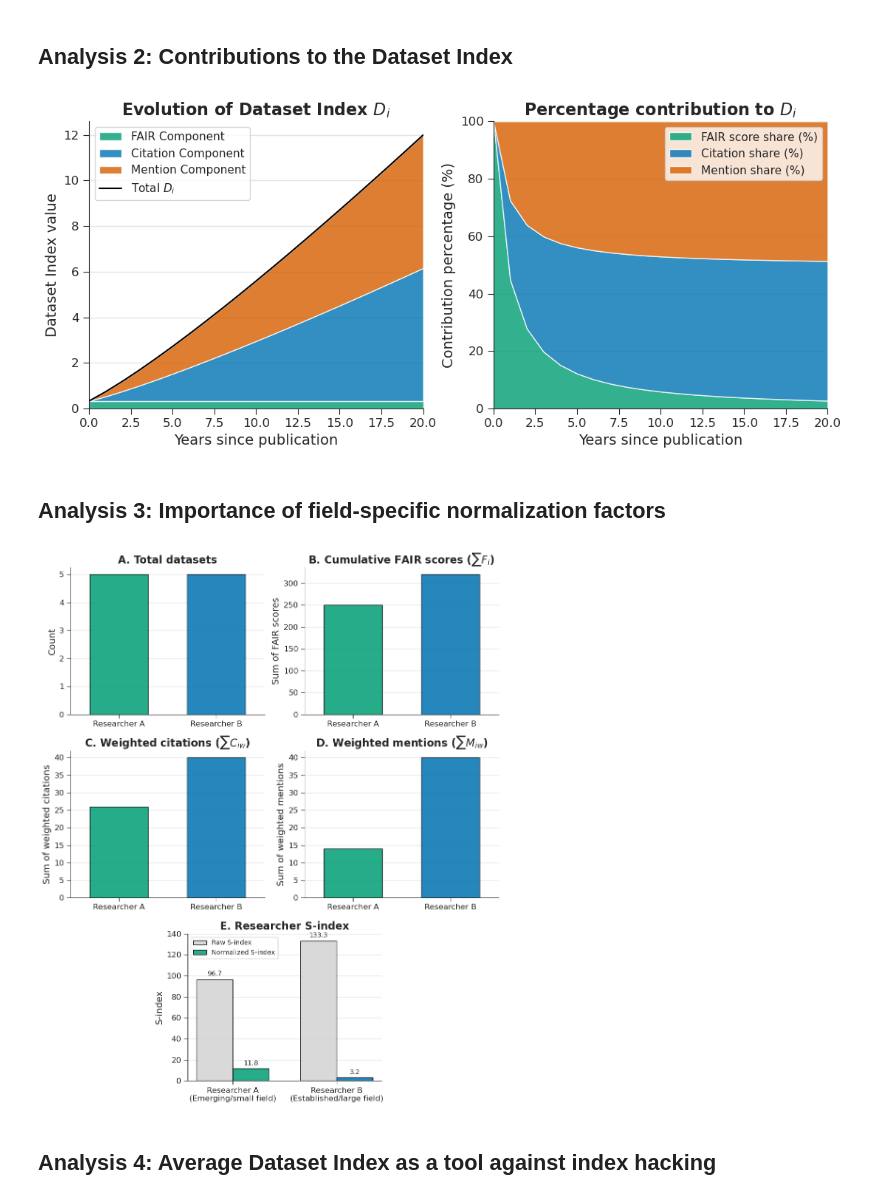
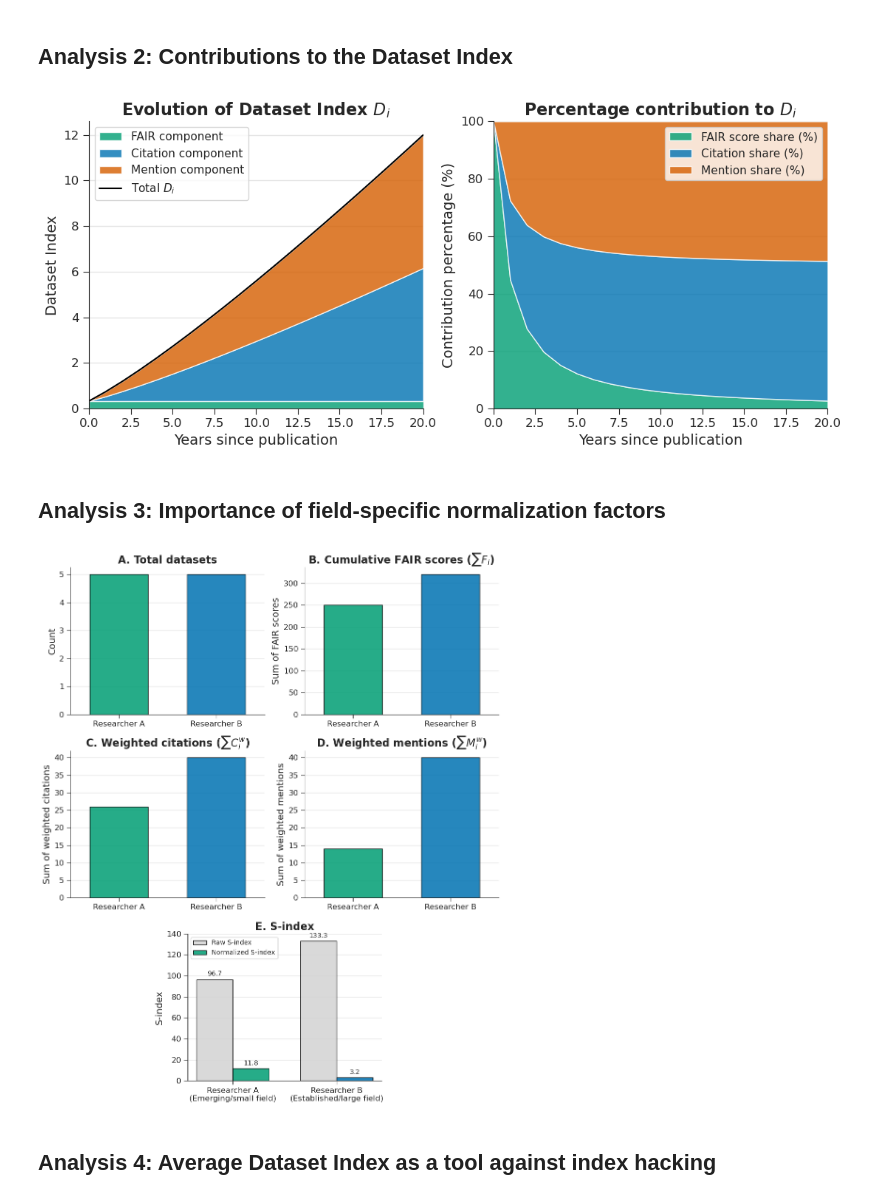
Before and after one commit to data-S-index/s-index-parameters-analysis, a Jupyter notebook: main.ipynb, the cells around one changed output. Saved outputs shown, nothing was run; the diff lists cells and outputs as text; code cells hidden in the pictures.

Commit message:
fix: labels

```diff
--- a/main.ipynb
+++ b/main.ipynb
@@ -154,13 +154,13 @@ fig, (ax_left, ax_right) = plt.subplots(1, 2, figsize=(11, 5))
 
 # Left: Dataset Index growth
 ax_left.stackplot(df['Year'], df['F_val'], df['C_val'], df['M_val'],
-                             labels=['FAIR Component', 'Citation Component', 'Mention Component'],
+                             labels=['FAIR component', 'Citation component', 'Mention component'],
                              colors = color_palette,
                              alpha=0.8)
 ax_left.plot(df['Year'], df['Di'], color='black', linewidth=1.5, label='Total $D_i$')
 ax_left.set_title('Evolution of Dataset Index $D_i$', fontweight='bold')
 ax_left.set_xlabel('Years since publication')
-ax_left.set_ylabel('Dataset Index value')
+ax_left.set_ylabel('Dataset Index')
 ax_left.legend(loc='upper left', fontsize=11)
 ax_left.grid(axis='y', alpha=0.5)
 ax_left.set_xlim(0, 20)
@@ -184,7 +184,7 @@ plt.tight_layout()
 plt.savefig('output/Analysis2.png', dpi=300, format='png')
 plt.show()
 # %% [output]
-[figure, old version]
+[figure, new version]
 # %% [markdown]
 ## Analysis 3: Importance of field-specific normalization factors
 # %%
@@ -245,42 +245,42 @@ axd['fair'].grid(axis='y', alpha=0.5)
 
 # Plot 3: Sum of weighted citations
 axd['citations'].bar(x_centers, [sum(data_A['Ciw']), sum(data_B['Ciw'])], width, color=color_palette, alpha=0.85, edgecolor='black')
-axd['citations'].set_title('C. Weighted citations ($\sum C_{iw}$)', fontweight='bold')
+axd['citations'].set_title('C. Weighted citations ($\sum C_{i}^w$)', fontweight='bold')
 axd['citations'].set_ylabel('Sum of weighted citations')
 axd['citations'].set_xticks(x_centers)
 axd['citations'].set_xticklabels(researchers)
 axd['citations'].set_xlim(0, 1)
 axd['citations'].grid(axis='y', alpha=0.5)
 
 # Plot 4: Sum of weighted mentions
 axd['mentions'].bar(x_centers, [sum(data_A['Miw']), sum(data_B['Miw'])], width, color=color_palette, alpha=0.85, edgecolor='black')
-axd['mentions'].set_title('D. Weighted mentions ($\sum M_{iw}$)', fontweight='bold')
+axd['mentions'].set_title('D. Weighted mentions ($\sum M_{i}^w$)', fontweight='bold')
 axd['mentions'].set_ylabel('Sum of weighted mentions')
 axd['mentions'].set_xticks(x_centers)
 axd['mentions'].set_xticklabels(researchers)
 axd['mentions'].set_xlim(0, 1)
 axd['mentions'].grid(axis='y', alpha=0.5)
 
 # Plot 5: S-index (Raw vs Normalized)
 researchers = ['Researcher A\n(Emerging/small field)', 'Researcher B\n(Established/large field)']
 width = 0.35
 rects3= axd['normalization'].bar(x - width/2, [s_raw_A, s_raw_B], width, label='Raw S-index', color='lightgrey', alpha=0.85, edgecolor='black')
 rects4 = axd['normalization'].bar(x + width/2, [s_norm_A, s_norm_B], width, label='Normalized S-index', color=color_palette, alpha=0.85, edgecolor='black')
 axd['normalization'].bar_label(rects3, padding=3, fmt='%.1f', fontsize=10)
 axd['normalization'].bar_label(rects4, padding=3, fmt='%.1f', fontsize=10)
-axd['normalization'].set_title('E. Researcher S-index', fontweight='bold')
+axd['normalization'].set_title('E. S-index', fontweight='bold')
 axd['normalization'].set_xticks(x)
 axd['normalization'].set_xticklabels(researchers)
 axd['normalization'].set_ylabel('S-index')
 axd['normalization'].legend(frameon=True, fontsize=10)
 axd['normalization'].grid(axis='y', alpha=0.5)
 
 # Save
 plt.tight_layout()
 plt.savefig('output/Analysis3.png', dpi=300, format='png')
 plt.show()
 # %% [output]
-[figure, old version]
+[figure, new version]
 # %% [markdown]
 ## Analysis 4: Average Dataset Index as a tool against index hacking
 # %%
```
Also changed, not shown: parts of 2 cells of this notebook, 3 other files.
